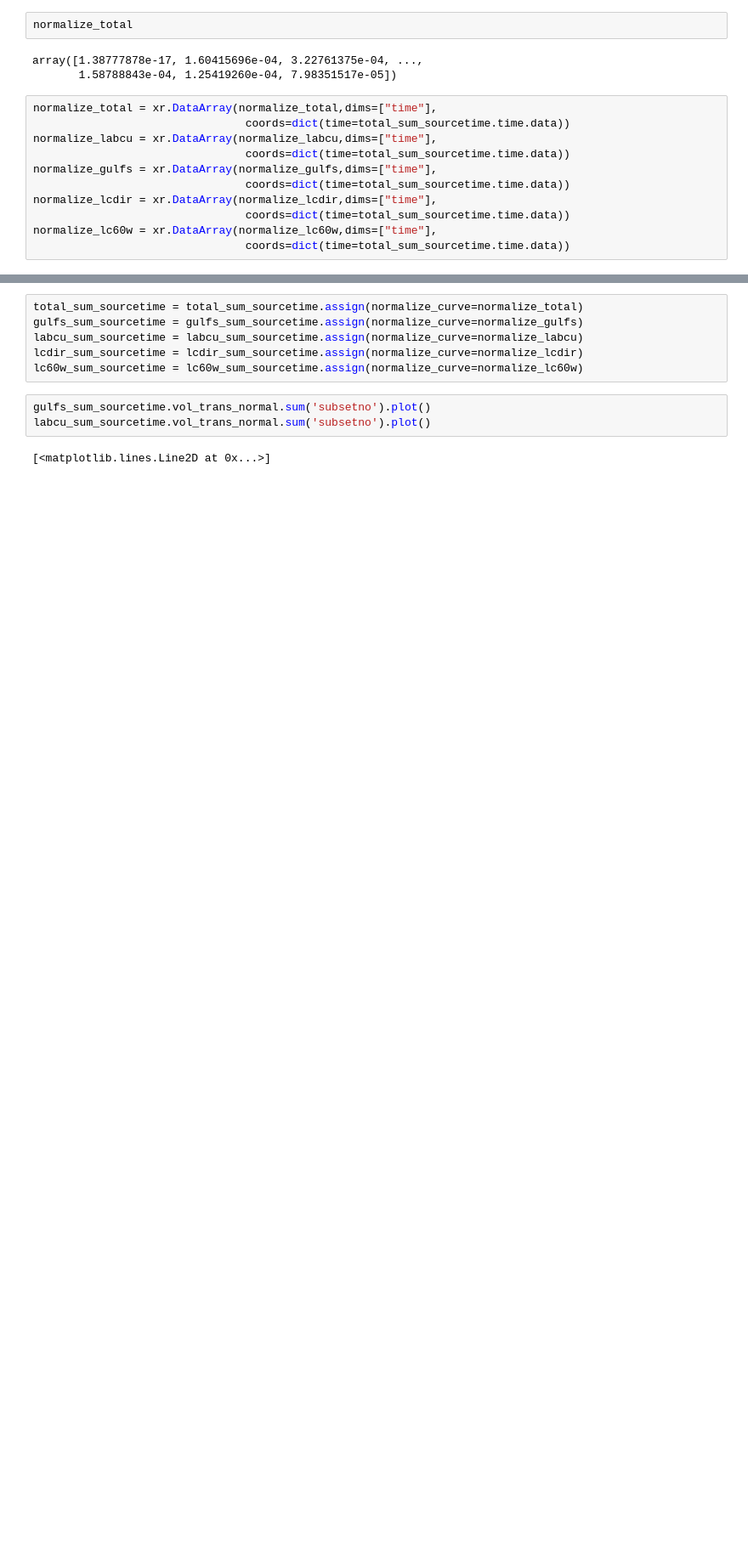
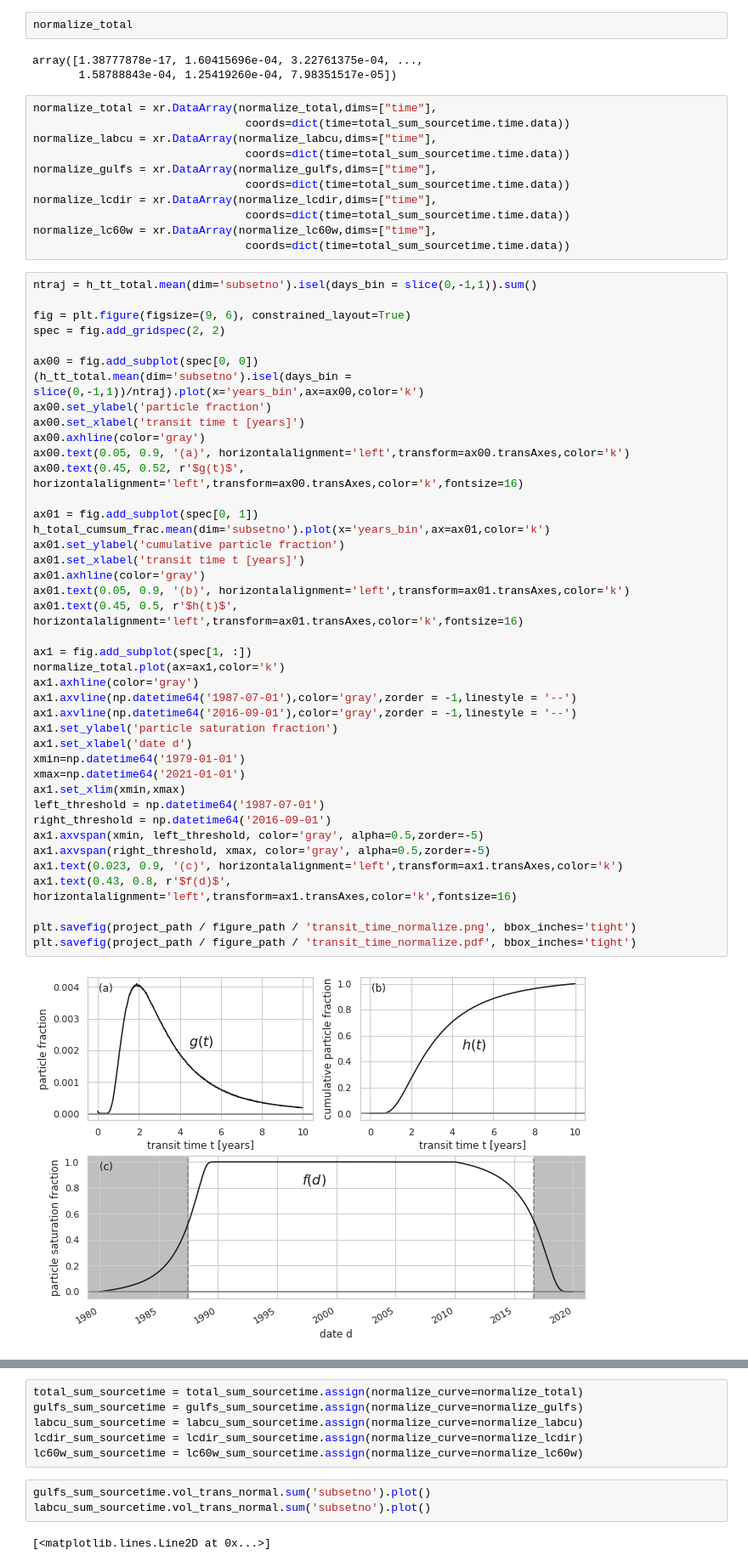
Before and after one commit to alanfox/spg_fresh_blob_202104, a Jupyter notebook: notebooks/exploratory/117_afox_forpaper_figures.ipynb, the cells around one changed output, grey strips where cells are left out. Shown at 85% size. Drawn from its saved outputs; the diff is of its cells as text; blank space fills up the shorter version.

```diff
--- a/notebooks/exploratory/117_afox_forpaper_figures.ipynb
+++ b/notebooks/exploratory/117_afox_forpaper_figures.ipynb
@@ -1351,6 +1375,49 @@ normalize_lcdir = xr.DataArray(normalize_lcdir,dims=["time"],
                                 coords=dict(time=total_sum_sourcetime.time.data))
 normalize_lc60w = xr.DataArray(normalize_lc60w,dims=["time"],
                                 coords=dict(time=total_sum_sourcetime.time.data))
+# %%
+ntraj = h_tt_total.mean(dim='subsetno').isel(days_bin = slice(0,-1,1)).sum()
+
+fig = plt.figure(figsize=(9, 6), constrained_layout=True)
+spec = fig.add_gridspec(2, 2)
+
+ax00 = fig.add_subplot(spec[0, 0])
+(h_tt_total.mean(dim='subsetno').isel(days_bin = slice(0,-1,1))/ntraj).plot(x='years_bin',ax=ax00,color='k')
+ax00.set_ylabel('particle fraction')
+ax00.set_xlabel('transit time t [years]')
+ax00.axhline(color='gray')
+ax00.text(0.05, 0.9, '(a)', horizontalalignment='left',transform=ax00.transAxes,color='k')
+ax00.text(0.45, 0.52, r'$g(t)$', horizontalalignment='left',transform=ax00.transAxes,color='k',fontsize=16)
+
+ax01 = fig.add_subplot(spec[0, 1])
+h_total_cumsum_frac.mean(dim='subsetno').plot(x='years_bin',ax=ax01,color='k')
+ax01.set_ylabel('cumulative particle fraction')
+ax01.set_xlabel('transit time t [years]')
+ax01.axhline(color='gray')
+ax01.text(0.05, 0.9, '(b)', horizontalalignment='left',transform=ax01.transAxes,color='k')
+ax01.text(0.45, 0.5, r'$h(t)$', horizontalalignment='left',transform=ax01.transAxes,color='k',fontsize=16)
+
+ax1 = fig.add_subplot(spec[1, :])
+normalize_total.plot(ax=ax1,color='k')
+ax1.axhline(color='gray')
+ax1.axvline(np.datetime64('1987-07-01'),color='gray',zorder = -1,linestyle = '--')
+ax1.axvline(np.datetime64('2016-09-01'),color='gray',zorder = -1,linestyle = '--')
+ax1.set_ylabel('particle saturation fraction')
+ax1.set_xlabel('date d')
+xmin=np.datetime64('1979-01-01')
+xmax=np.datetime64('2021-01-01')
+ax1.set_xlim(xmin,xmax)
+left_threshold = np.datetime64('1987-07-01')
+right_threshold = np.datetime64('2016-09-01')
+ax1.axvspan(xmin, left_threshold, color='gray', alpha=0.5,zorder=-5)
+ax1.axvspan(right_threshold, xmax, color='gray', alpha=0.5,zorder=-5)
+ax1.text(0.023, 0.9, '(c)', horizontalalignment='left',transform=ax1.transAxes,color='k')
+ax1.text(0.43, 0.8, r'$f(d)$', horizontalalignment='left',transform=ax1.transAxes,color='k',fontsize=16)
+
+plt.savefig(project_path / figure_path / 'transit_time_normalize.png', bbox_inches='tight')
+plt.savefig(project_path / figure_path / 'transit_time_normalize.pdf', bbox_inches='tight')
+# %% [output]
+[figure, added]
 # %%
 ntraj = h_tt_total.mean(dim='subsetno').isel(days_bin = slice(0,-1,1)).sum()
 
```
Also changed, not shown: parts of 8 cells of this notebook, 19 other files.
